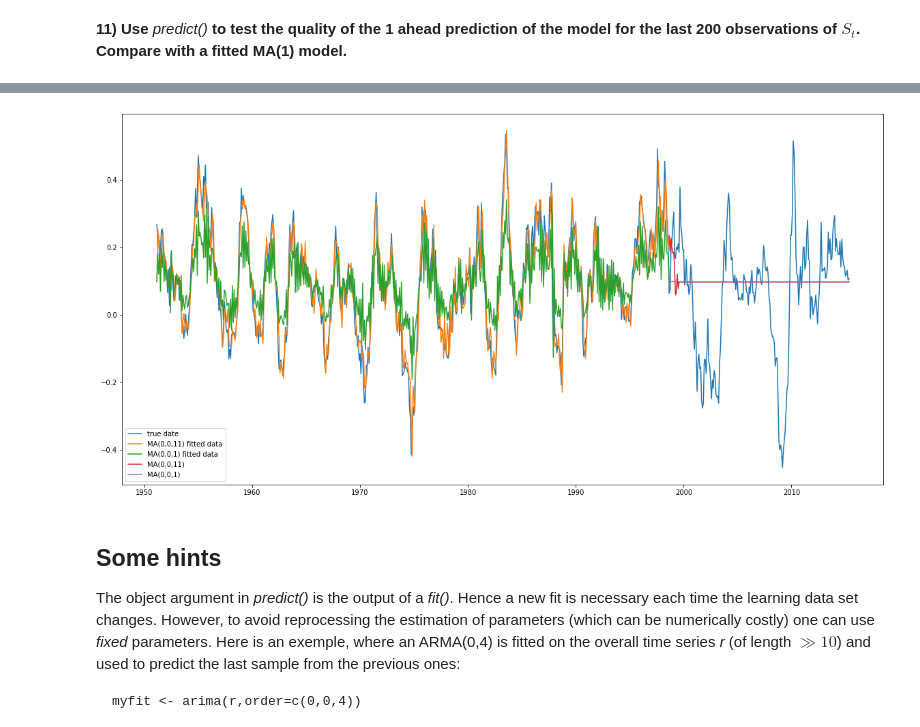
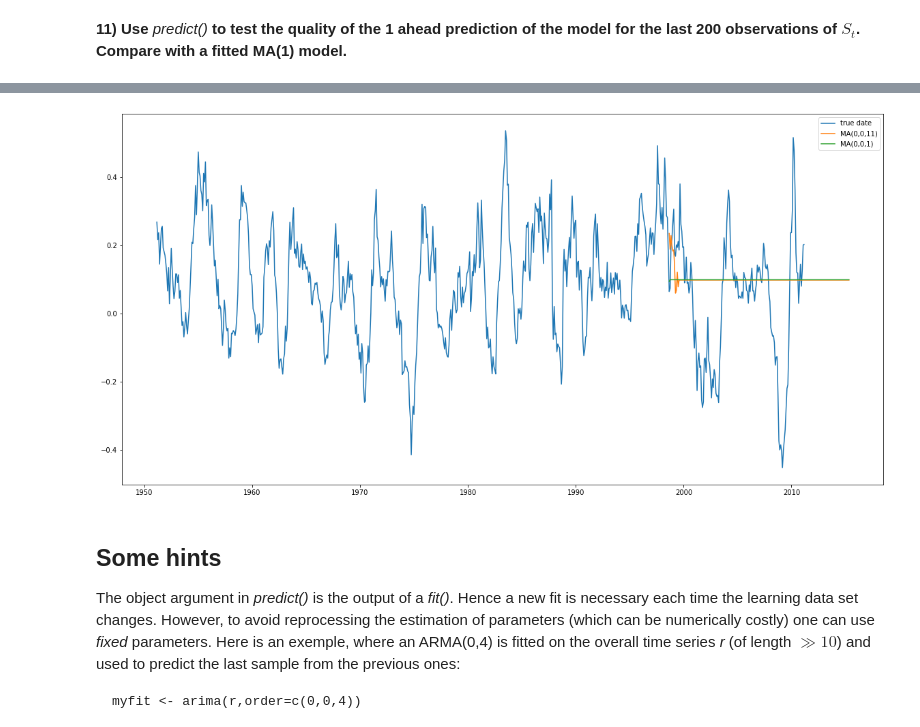
Before and after one commit to SushiFou/Time-Series---Financial-Data-, a Jupyter notebook: TP1_Time_Series_Kervella.ipynb, the cells around one changed output, grey strips where cells are left out. Saved outputs shown, nothing was run; the diff lists cells and outputs as text; code cells hidden in the pictures.

Commit message:
Levinson validated and plots enhanced

```diff
--- a/TP1_Time_Series_Kervella.ipynb
+++ b/TP1_Time_Series_Kervella.ipynb
@@ -512,4 +567,5 @@ The innovation variance of this MA(11) model is estimated at 0.0025.
 # %% [markdown]
 **11)  Use** *predict()* **to test the quality of the 1 ahead prediction of the model for the last 200 observations of $S_t$. Compare with a fitted MA(1) model.**
 # %%
-model = ARIMA(df_2.annual_returns[:-200], order = (0, 0, 11))
+model_ma1 = ARIMA(df_2.annual_returns[:-200], order=(0,0,11))
+model_ma2 = ARIMA(df_2.annual_returns[:-200], order=(0,0,1) )
@@ -574,18 +588,19 @@ Roots
+# %%
+res = model_ma1.fit()
+res2 = model_ma2.fit()
 # %%
 predictions = res.predict(start=datetime(1998, 9, 1), end = datetime(2015, 5, 1), dynamic=True,)
 # %%
 predictions_2 = res2.predict(start=datetime(1998, 9, 1), end = datetime(2015, 5, 1), dynamic=True)
 # %%
 fig, ax = plt.subplots(figsize=(20, 10))
-ax.plot(df_2['annual_returns'], label = 'true date')
-ax.plot(res.fittedvalues, label = 'MA(0,0,11) fitted data')
-ax.plot(res2.fittedvalues, label = 'MA(0,0,1) fitted data')
+ax.plot(df_2.annual_returns[:-50], label = 'true date')
 ax.plot(predictions, label = 'MA(0,0,11)')
 ax.plot(predictions_2, label = 'MA(0,0,1)')
 ax.legend()
 fig.show()
 # %% [output]
-[figure, old version]
+[figure, new version]
 # %% [markdown]
 
 ## Some hints ##
```
Also changed, not shown: parts of 44 cells of this notebook.
